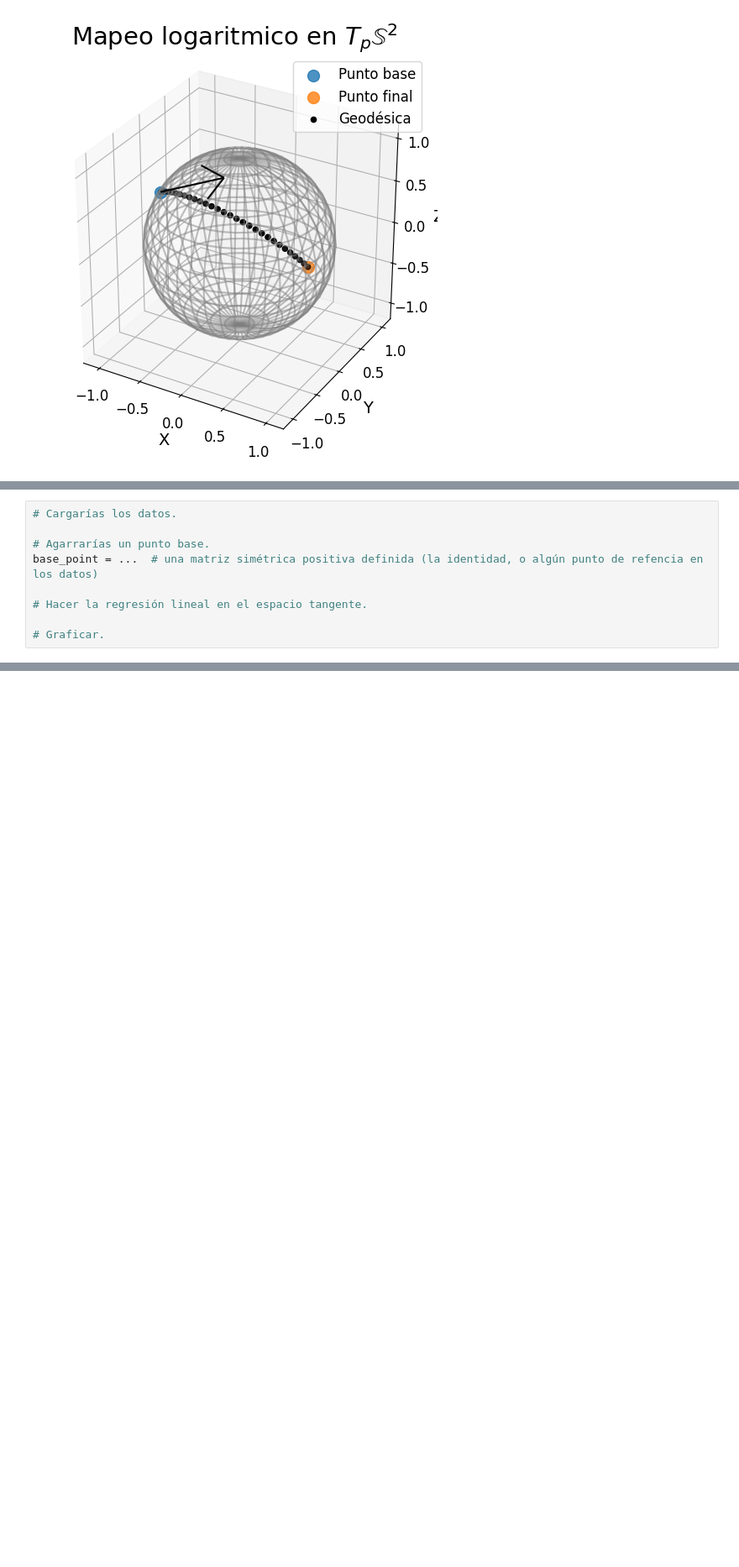
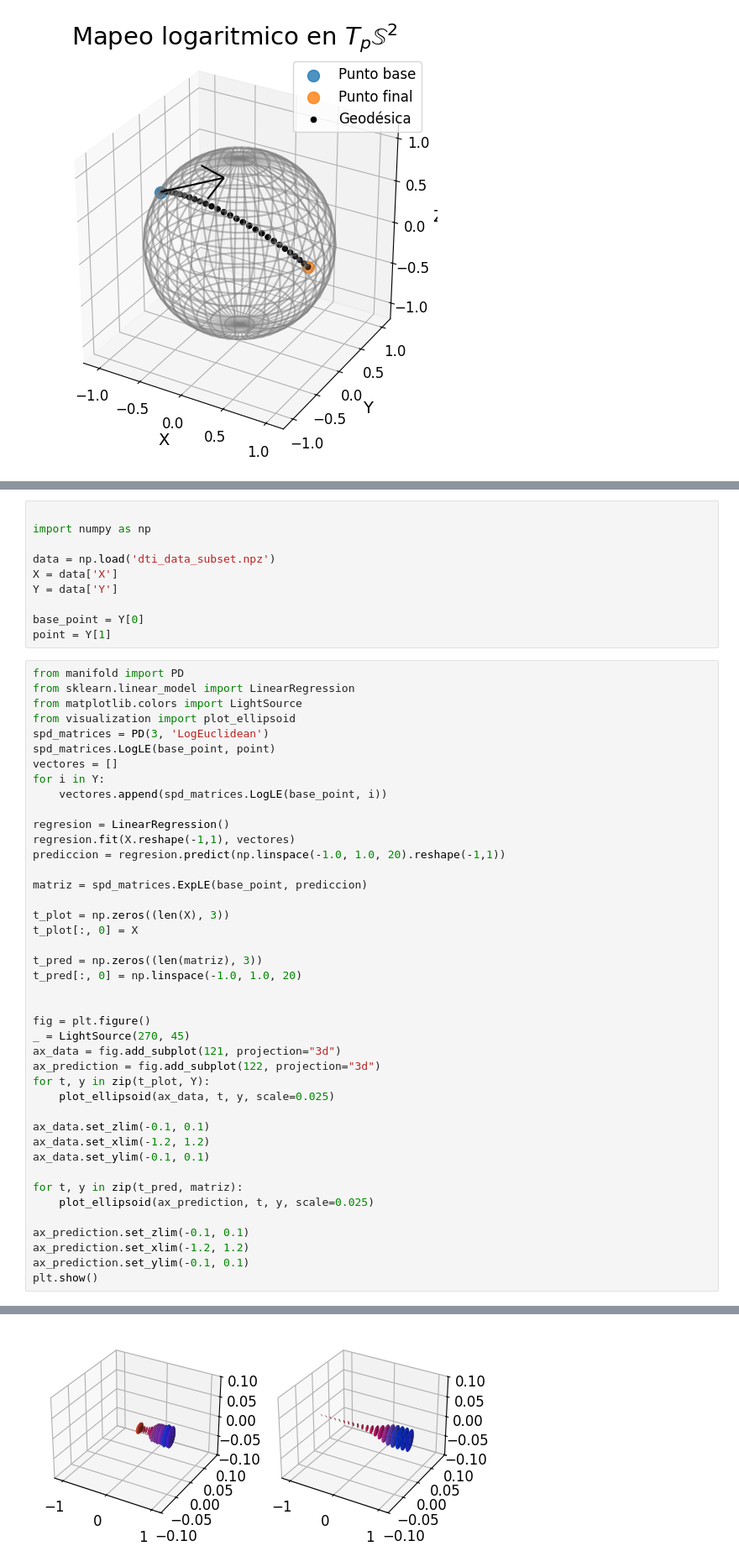
Before and after one commit to miguelgondu/pares-ordenados-geometria-riemanniana-computacional, a Jupyter notebook: graficos.ipynb, the cells around one changed output, grey strips where cells are left out. Shown at 84% size. Saved outputs shown, nothing was run; the diff lists cells and outputs as text; blank space fills up the shorter version.

Commit message:
linear regression code

```diff
--- a/graficos.ipynb
+++ b/graficos.ipynb
@@ -354,9 +351,53 @@ from visualization import plot_ellipsoid
 # %%
-# Cargarías los datos.
 
-# Agarrarías un punto base.
-base_point = ...  # una matriz simétrica positiva definida (la identidad, o algún punto de refencia en los datos)
+import numpy as np
 
-# Hacer la regresión lineal en el espacio tangente.
+data = np.load('dti_data_subset.npz')
+X = data['X']
+Y = data['Y']
 
-# Graficar.
+base_point = Y[0]
+point = Y[1]
+# %%
+from manifold import PD
+from sklearn.linear_model import LinearRegression
+from matplotlib.colors import LightSource
+from visualization import plot_ellipsoid
+spd_matrices = PD(3, 'LogEuclidean')
+spd_matrices.LogLE(base_point, point)
+vectores = []
+for i in Y:
+    vectores.append(spd_matrices.LogLE(base_point, i))
+
+regresion = LinearRegression()
+regresion.fit(X.reshape(-1,1), vectores)
+prediccion = regresion.predict(np.linspace(-1.0, 1.0, 20).reshape(-1,1))
+
+matriz = spd_matrices.ExpLE(base_point, prediccion)
+
+t_plot = np.zeros((len(X), 3))
+t_plot[:, 0] = X
+
+t_pred = np.zeros((len(matriz), 3))
+t_pred[:, 0] = np.linspace(-1.0, 1.0, 20)
+
+
+fig = plt.figure()
+_ = LightSource(270, 45)
+ax_data = fig.add_subplot(121, projection="3d")
+ax_prediction = fig.add_subplot(122, projection="3d")
+for t, y in zip(t_plot, Y):
+    plot_ellipsoid(ax_data, t, y, scale=0.025)
+
+ax_data.set_zlim(-0.1, 0.1)
+ax_data.set_xlim(-1.2, 1.2)
+ax_data.set_ylim(-0.1, 0.1)
+
+for t, y in zip(t_pred, matriz):
+    plot_ellipsoid(ax_prediction, t, y, scale=0.025)
+
+ax_prediction.set_zlim(-0.1, 0.1)
+ax_prediction.set_xlim(-1.2, 1.2)
+ax_prediction.set_ylim(-0.1, 0.1)
+plt.show()
+# %% [output]
@@ -362,0 +421 @@ base_point = ...  # una matriz simétrica positiva definida (la identidad, o alg
+[figure, added]
```
Also changed, not shown: parts of 2 cells of this notebook.
